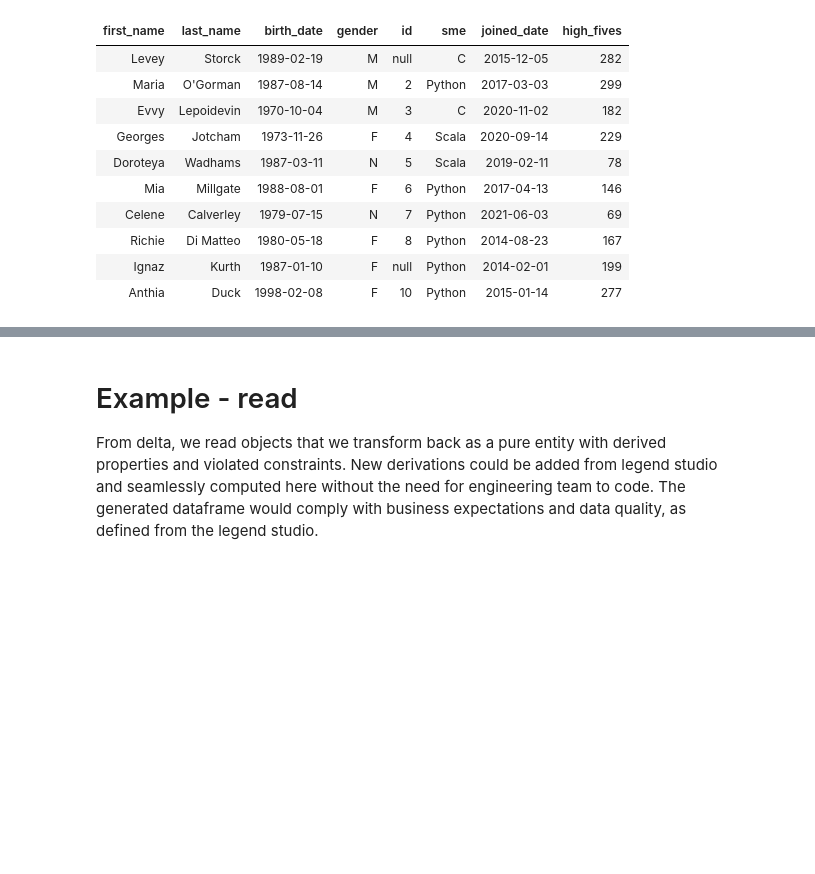
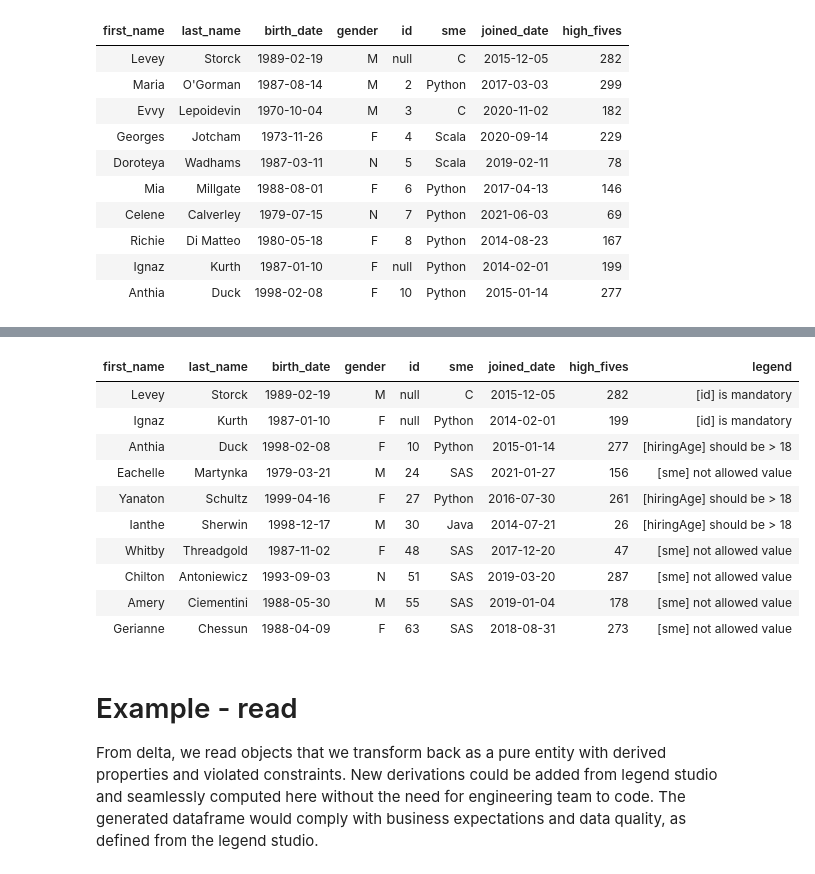
Before and after one commit to finos/legend-community-delta, a Jupyter notebook: databricks-scala.ipynb, the cells around one changed output, grey strips where cells are left out. Saved outputs shown, nothing was run; the diff lists cells and outputs as text; code cells hidden in the pictures; blank space fills up the shorter version.

```diff
--- a/databricks-scala.ipynb
+++ b/databricks-scala.ipynb
@@ -163,3 +178,21 @@ transformedDf.write.format("delta").mode("append").saveAsTable(tableName)
+# %%
+%scala
+import org.apache.spark.sql.functions._
+val inputDF = spark.read.table("legend.employee")
+val validationDF = inputDF.legendValidate(expectations, "legend").withColumn("legend", explode(col("legend")))
+display(validationDF.limit(10))
+# %% [output]
+| first_name | last_name | birth_date | gender | id | sme | joined_date | high_fives | legend |
+| Levey | Storck | 1989-02-19 | M | null | C | 2015-12-05 | 282 | [id] is mandatory |
+| Ignaz | Kurth | 1987-01-10 | F | null | Python | 2014-02-01 | 199 | [id] is mandatory |
+| Anthia | Duck | 1998-02-08 | F | 10 | Python | 2015-01-14 | 277 | [hiringAge] should be > 18 |
+| Eachelle | Martynka | 1979-03-21 | M | 24 | SAS | 2021-01-27 | 156 | [sme] not allowed value |
+| Yanaton | Schultz | 1999-04-16 | F | 27 | Python | 2016-07-30 | 261 | [hiringAge] should be > 18 |
+| Ianthe | Sherwin | 1998-12-17 | M | 30 | Java | 2014-07-21 | 26 | [hiringAge] should be > 18 |
+| Whitby | Threadgold | 1987-11-02 | F | 48 | SAS | 2017-12-20 | 47 | [sme] not allowed value |
+| Chilton | Antoniewicz | 1993-09-03 | N | 51 | SAS | 2019-03-20 | 287 | [sme] not allowed value |
+| Amery | Ciementini | 1988-05-30 | M | 55 | SAS | 2019-01-04 | 178 | [sme] not allowed value |
+| Gerianne | Chessun | 1988-04-09 | F | 63 | SAS | 2018-08-31 | 273 | [sme] not allowed value |
 # %% [markdown]
 # Example - read
 From delta, we read objects that we transform back as a pure entity with derived properties and violated constraints. New derivations could be added from legend studio and seamlessly computed here without the need for engineering team to code. The generated dataframe would comply with business expectations and data quality, as defined from the legend studio.
```
Also changed, not shown: parts of 13 cells of this notebook, 18 other files.
